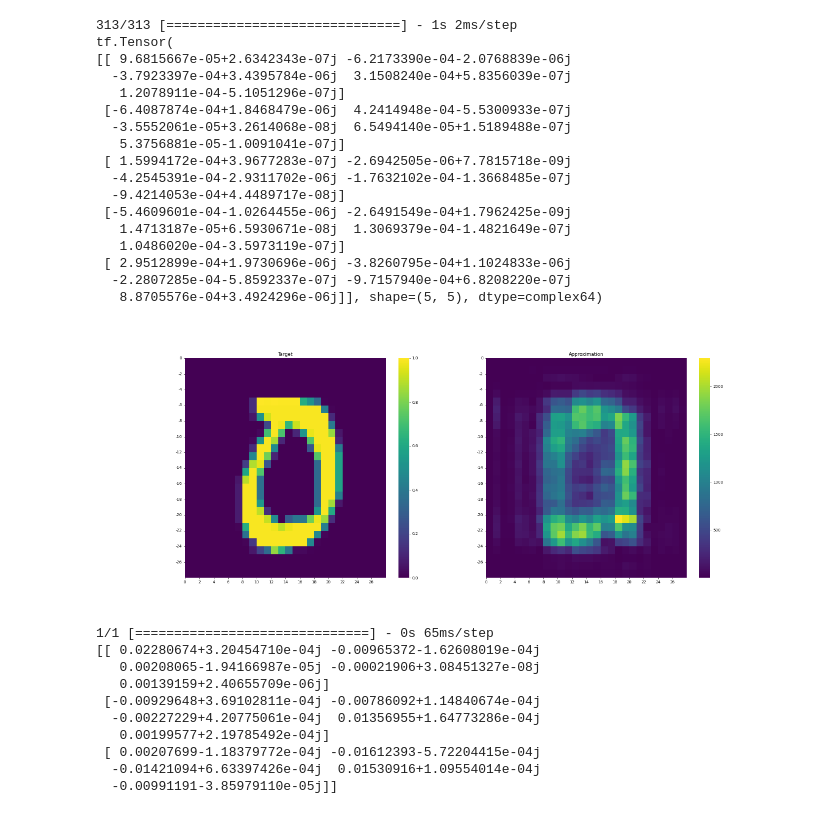
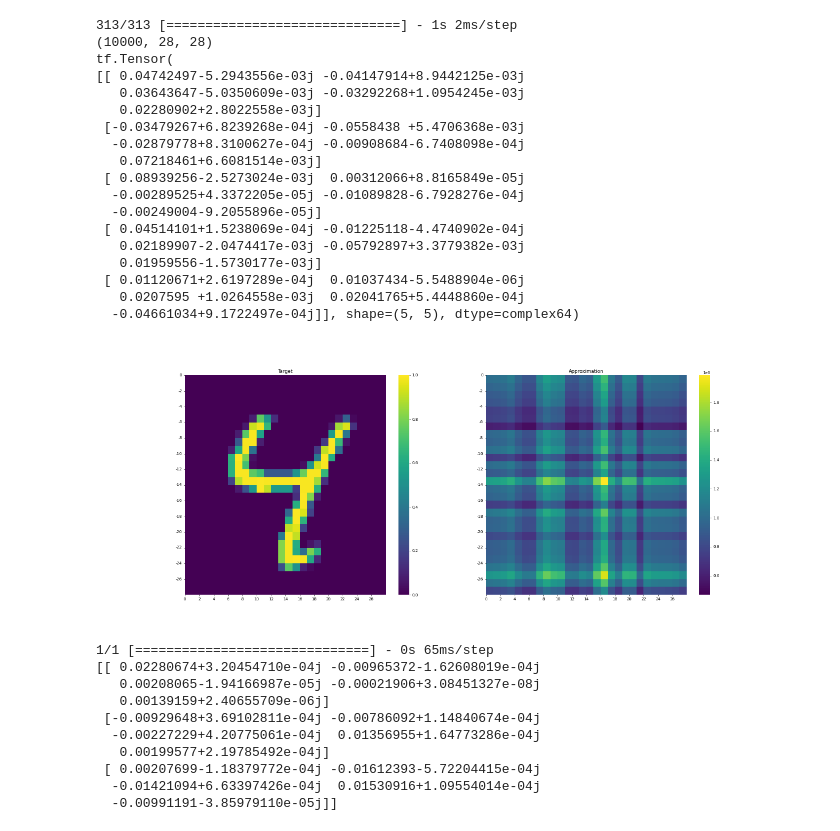
Before and after one commit to w41g87/jsi, a Jupyter notebook: nn.ipynb, the cells around one changed output. Drawn from its saved outputs; the diff is of its cells as text; code cells hidden in the pictures.

```diff
--- a/nn.ipynb
+++ b/nn.ipynb
@@ -163,0 +174,24 @@ INFO:tensorflow:Assets written to: ./nn_chkpt/assets
+# %%
+# Load model from checkpoint directories
+model = tf.keras.models.load_model('./nn_chkpt')
+# %%
+import cv2
+
+duck = cv2.imread('duck_pix.png', cv2.IMREAD_UNCHANGED)
+duck = cv2.resize(duck, dsize=(28, 28), interpolation=cv2.INTER_LINEAR)[:, :, -1] / 255
+
+rand = np.random.uniform(size=(28, 28))
+
+nodes = 28
+n_rings = 5
+length = 5
+padding = 0
+kernel = jsi.JsiKernel(nodes, padding, n_rings, length)
+
+pred = model.predict(tf.constant([duck, rand]))
+output = kernel.call_flat(pred[0])
+try:
+    plt.close(fig)
+except:
+    pass
+fig = jsi.pltCtst(duck, output, 0, 0, 28, 28)
@@ -164,53 +201,55 @@ INFO:tensorflow:Assets written to: ./nn_chkpt/assets
 # %%
 # verify against mnist data
 # index of the mnist model
-index = 28
+index = 6
 
 (train_X, train_y), (test_X, test_y) = mnist.load_data()
 
 pred = model.predict(test_X / 255)
+print(test_X.shape)
 nodes = 28
 n_rings = 5
 length = 5
 padding = 0
 nodes_t = nodes + 2 * padding
 input = {
     'nodes' : nodes,
     'padding' : padding,
     'n_rings' : n_rings,
     'orth_itr' : 10,
     'length': length,
     'js': tf.cast(tf.reshape(pred[index][0:n_rings * length], (n_rings, length)), dtype=tf.complex64) * tf.exp(1j * tf.cast(tf.reshape(pred[index][n_rings * length:n_rings * length * 2], (n_rings, length)), dtype=tf.complex64)),
     'jr': tf.cast(tf.reshape(pred[index][n_rings*length*2 : n_rings*length*2+nodes_t*2*n_rings], (n_rings, nodes_t*2)), dtype=tf.complex64),
     'g': tf.cast(pred[index][-1], dtype=tf.complex64),
     'y0s': tf.cast(tf.reshape(pred[index][n_rings*length*2+nodes_t*2*n_rings:n_rings*length*2+nodes_t*4*n_rings], (n_rings, nodes_t*2)), dtype=tf.complex64)
 }
 print(input['js'])
 _, _, output = jsi.jsi_backprop(input, train=False)
 try:
     plt.close(fig)
 except:
     pass
 fig = jsi.pltCtst(test_X[index] / 255, output, 0, 0, 28, 28)
 # %% [output]
 313/313 [==============================] - 1s 2ms/step
+(10000, 28, 28)
 tf.Tensor(
-[[ 9.6815667e-05+2.6342343e-07j -6.2173390e-04-2.0768839e-06j
-  -3.7923397e-04+3.4395784e-06j  3.1508240e-04+5.8356039e-07j
-   1.2078911e-04-5.1051296e-07j]
- [-6.4087874e-04+1.8468479e-06j  4.2414948e-04-5.5300933e-07j
-  -3.5552061e-05+3.2614068e-08j  6.5494140e-05+1.5189488e-07j
-   5.3756881e-05-1.0091041e-07j]
- [ 1.5994172e-04+3.9677283e-07j -2.6942505e-06+7.7815718e-09j
-  -4.2545391e-04-2.9311702e-06j -1.7632102e-04-1.3668485e-07j
-  -9.4214053e-04+4.4489717e-08j]
- [-5.4609601e-04-1.0264455e-06j -2.6491549e-04+1.7962425e-09j
-   1.4713187e-05+6.5930671e-08j  1.3069379e-04-1.4821649e-07j
-   1.0486020e-04-3.5973119e-07j]
- [ 2.9512899e-04+1.9730696e-06j -3.8260795e-04+1.1024833e-06j
-  -2.2807285e-04-5.8592337e-07j -9.7157940e-04+6.8208220e-07j
-   8.8705576e-04+3.4924296e-06j]], shape=(5, 5), dtype=complex64)
+[[ 0.04742497-5.2943556e-03j -0.04147914+8.9442125e-03j
+   0.03643647-5.0350609e-03j -0.03292268+1.0954245e-03j
+   0.02280902+2.8022558e-03j]
+ [-0.03479267+6.8239268e-04j -0.0558438 +5.4706368e-03j
+  -0.02879778+8.3100627e-04j -0.00908684-6.7408098e-04j
+   0.07218461+6.6081514e-03j]
+ [ 0.08939256-2.5273024e-03j  0.00312066+8.8165849e-05j
+  -0.00289525+4.3372205e-05j -0.01089828-6.7928276e-04j
+  -0.00249004-9.2055896e-05j]
+ [ 0.04514101+1.5238069e-04j -0.01225118-4.4740902e-04j
+   0.02189907-2.0474417e-03j -0.05792897+3.3779382e-03j
+   0.01959556-1.5730177e-03j]
+ [ 0.01120671+2.6197289e-04j  0.01037434-5.5488904e-06j
+   0.0207595 +1.0264558e-03j  0.02041765+5.4448860e-04j
+  -0.04661034+9.1722497e-04j]], shape=(5, 5), dtype=complex64)
-[figure, old version]
+[figure, new version]
 # %%
 # verify against jsi generated with some constraint
 
```
Also changed, not shown: parts of 7 cells of this notebook, 4 other files.
